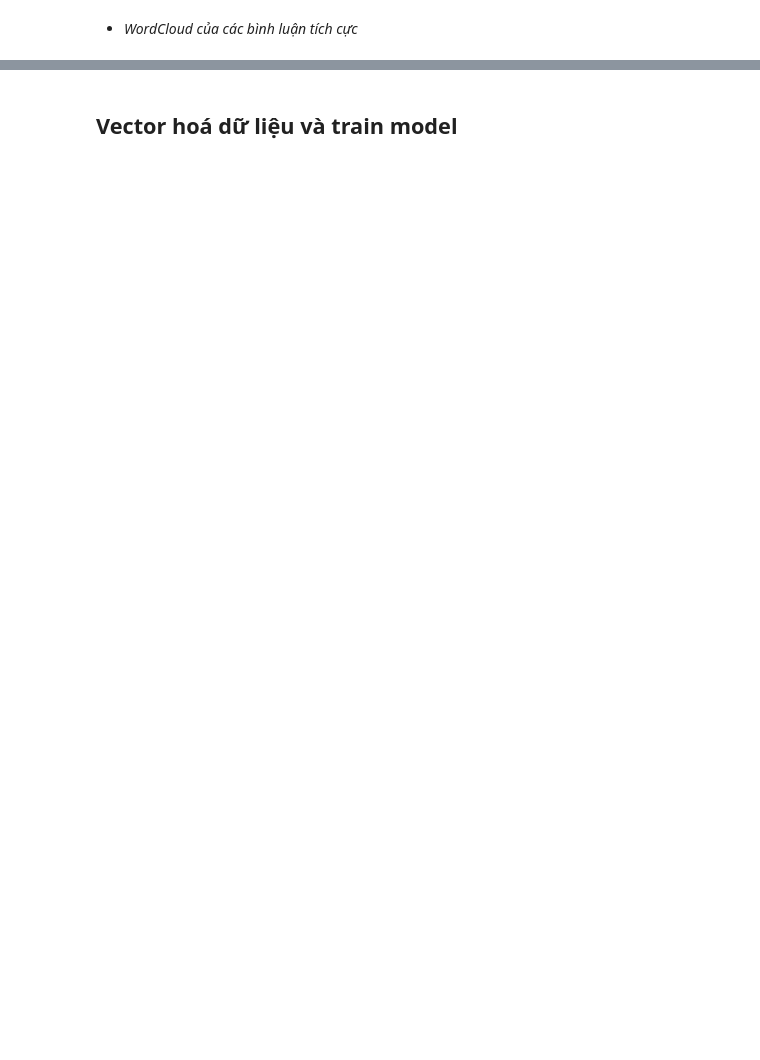
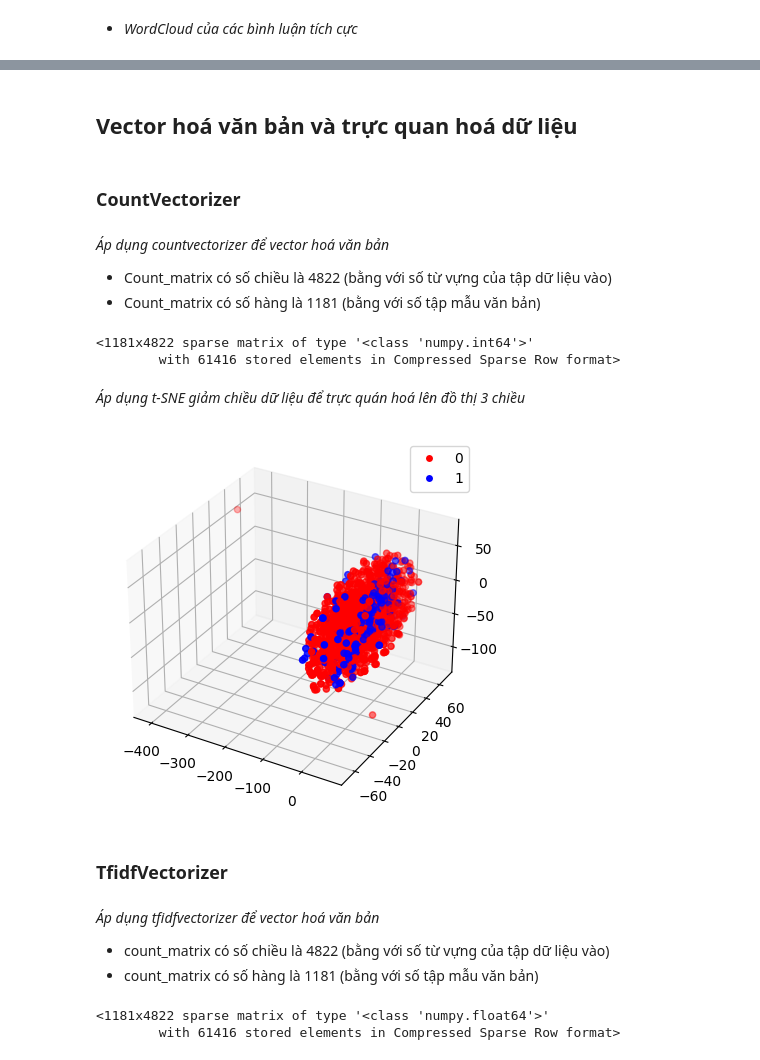
Before and after one commit to Haix1xx/Foody_Sentiment_Analysis, a Jupyter notebook: NLP.ipynb, the cells around one changed output, grey strips where cells are left out. Saved outputs shown, nothing was run; the diff lists cells and outputs as text; code cells hidden in the pictures; blank space fills up the shorter version.

```diff
--- a/NLP.ipynb
+++ b/NLP.ipynb
@@ -180,2 +180,52 @@ plot_wordcloud(clean_positive_sentences)
 # %% [markdown]
-## Vector hoá dữ liệu và train model
+## Vector hoá văn bản và trực quan hoá dữ liệu
+# %% [markdown]
+### CountVectorizer
+# %% [markdown]
+<i>Áp dụng countvectorizer để vector hoá văn bản</i>
+<br>
+- Count_matrix có số chiều là 4822 (bằng với số từ vựng của tập dữ liệu vào)
+- Count_matrix có số hàng là 1181 (bằng với số tập mẫu văn bản)
+# %%
+# Áp dụng vector
+vectorizer = CountVectorizer(analyzer=review_cleaning)
+count_matrix = vectorizer.fit_transform(df['Review'])
+count_matrix
+# %% [output]
+<1181x4822 sparse matrix of type '<class 'numpy.int64'>'
+        with 61416 stored elements in Compressed Sparse Row format>
+# %% [markdown]
+<i>Áp dụng t-SNE giảm chiều dữ liệu để trực quán hoá lên đồ thị 3 chiều</i>
+# %%
+tsne = TSNE(n_components=3, random_state=42)
+count_matrix_3d = tsne.fit_transform(count_matrix.toarray())
+
+fig = plt.figure()
+ax = fig.add_subplot(111, projection='3d')
+
+# Visualize the data in 3D with colors based on the 'label' column
+scatter = ax.scatter(count_matrix_3d[:, 0], count_matrix_3d[:, 1], count_matrix_3d[:, 2], c=df['Label'].map({0: 'red', 1: 'blue'}))
+
+# Tạo legend cho nhãn
+legend_labels = [0, 1]
+legend_handles = [plt.Line2D([], [], marker='o', color='w', markerfacecolor=color, label=label) for label, color in zip(legend_labels, ['red', 'blue'])]
+ax.legend(handles=legend_handles, labels=legend_labels)
+
+plt.show()
+# %% [output]
+[figure, added]
+# %% [markdown]
+### TfidfVectorizer
+# %% [markdown]
+<i>Áp dụng tfidfvectorizer để vector hoá văn bản</i>
+<br>
+- count_matrix có số chiều là 4822 (bằng với số từ vựng của tập dữ liệu vào)
+- count_matrix có số hàng là 1181 (bằng với số tập mẫu văn bản)
+# %%
+# Create a CountVectorizer object and apply it to the 'review' column
+vectorizer = TfidfVectorizer(analyzer=review_cleaning)
+count_matrix = vectorizer.fit_transform(df['Review'])
+count_matrix
+# %% [output]
+<1181x4822 sparse matrix of type '<class 'numpy.float64'>'
+        with 61416 stored elements in Compressed Sparse Row format>
```
Also changed, not shown: parts of 31 cells of this notebook.
